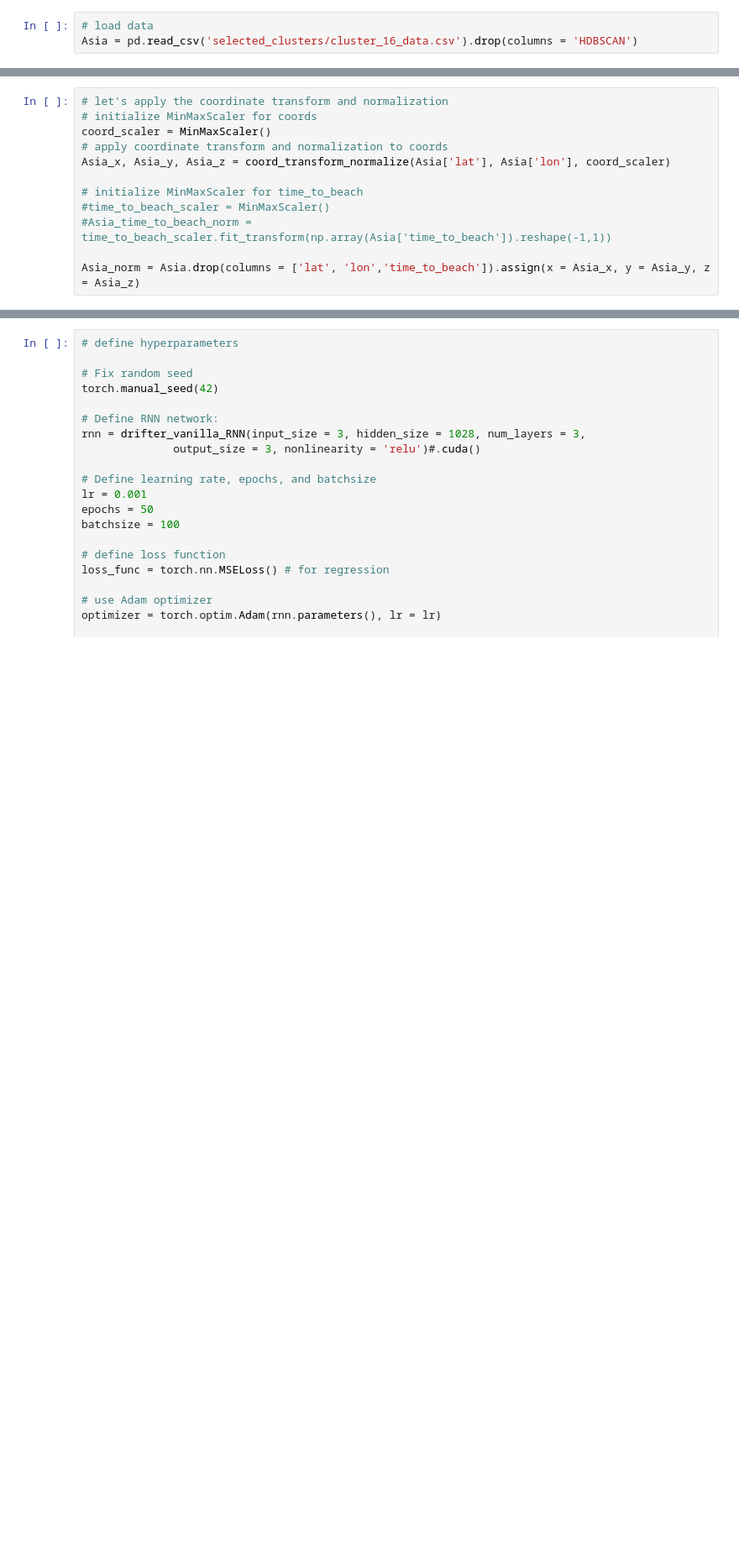
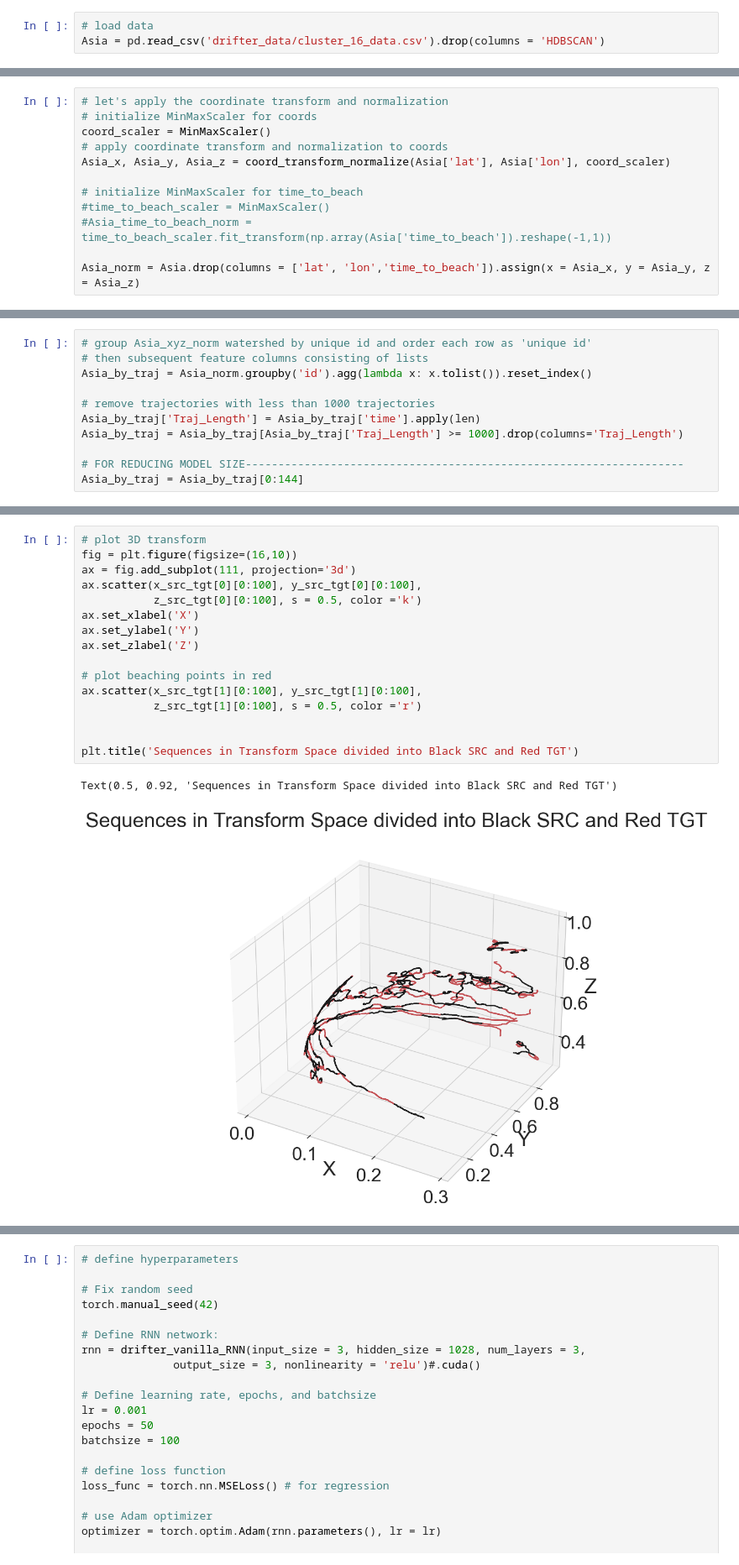
Before and after one commit to GHOpenonic/global-drifter-program, a Jupyter notebook: ML/drifters_vanilla_RNN.ipynb, the cells around one changed output, grey strips where cells are left out. Shown at 84% size. Saved outputs shown, nothing was run; the diff lists cells and outputs as text; blank space fills up the shorter version.

Commit message:
update data preprocessing

```diff
--- a/ML/drifters_vanilla_RNN.ipynb
+++ b/ML/drifters_vanilla_RNN.ipynb
@@ -26,7 +26,7 @@ import seaborn as sns
 sns.set(style = 'whitegrid', font_scale = 2.5)
 # %%
 # load data
-Asia = pd.read_csv('selected_clusters/cluster_16_data.csv').drop(columns = 'HDBSCAN')
+Asia = pd.read_csv('drifter_data/cluster_16_data.csv').drop(columns = 'HDBSCAN')
 # %% [markdown]
 ## Let's look at our dataset: Asia Beaching Watershed
 # %%
@@ -225,0 +164,11 @@ all_data = torch.stack((padded_x, padded_y, padded_z), dim = 2)
+# %%
+# group Asia_xyz_norm watershed by unique id and order each row as 'unique id'
+# then subsequent feature columns consisting of lists
+Asia_by_traj = Asia_norm.groupby('id').agg(lambda x: x.tolist()).reset_index()
+
+# remove trajectories with less than 1000 trajectories
+Asia_by_traj['Traj_Length'] = Asia_by_traj['time'].apply(len)
+Asia_by_traj = Asia_by_traj[Asia_by_traj['Traj_Length'] >= 1000].drop(columns='Traj_Length')
+
+# FOR REDUCING MODEL SIZE-------------------------------------------------------------------
+Asia_by_traj = Asia_by_traj[0:144]
@@ -225,0 +232,19 @@ all_data = torch.stack((padded_x, padded_y, padded_z), dim = 2)
+# %%
+# plot 3D transform
+fig = plt.figure(figsize=(16,10))
+ax = fig.add_subplot(111, projection='3d')
+ax.scatter(x_src_tgt[0][0:100], y_src_tgt[0][0:100],
+           z_src_tgt[0][0:100], s = 0.5, color ='k')
+ax.set_xlabel('X')
+ax.set_ylabel('Y')
+ax.set_zlabel('Z')
+
+# plot beaching points in red
+ax.scatter(x_src_tgt[1][0:100], y_src_tgt[1][0:100],
+           z_src_tgt[1][0:100], s = 0.5, color ='r')
+
+
+plt.title('Sequences in Transform Space divided into Black SRC and Red TGT')
+# %% [output]
+Text(0.5, 0.92, 'Sequences in Transform Space divided into Black SRC and Red TGT')
+[figure, added]
```
Also changed, not shown: parts of 22 cells of this notebook.
